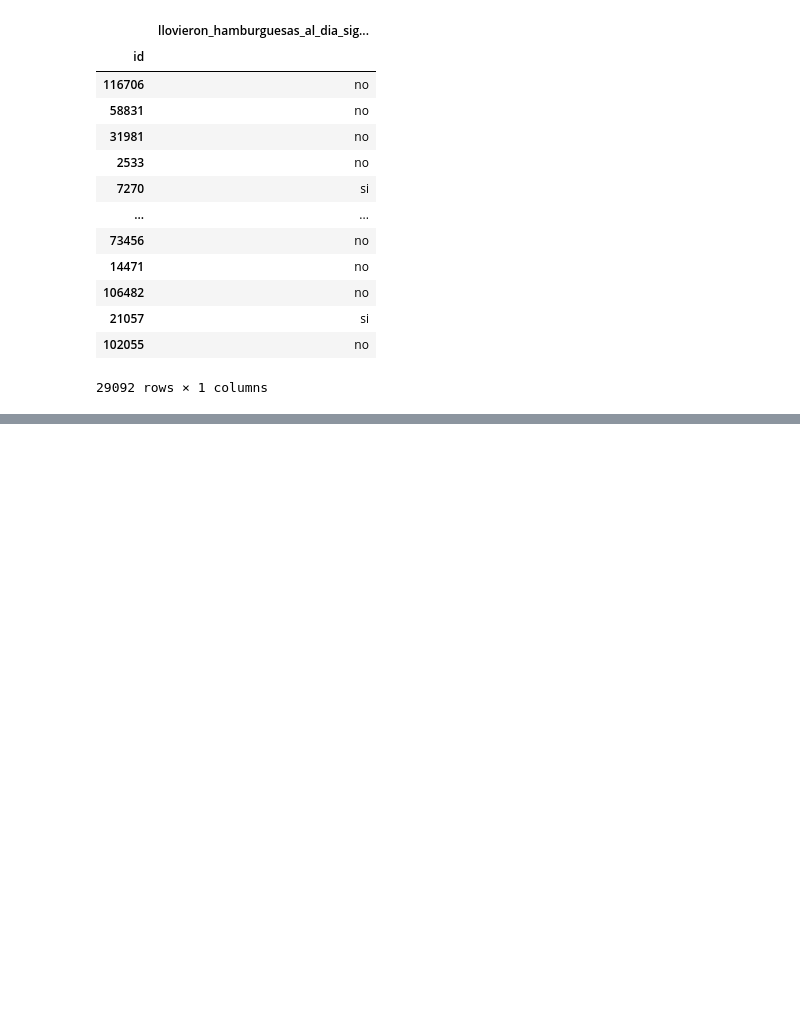
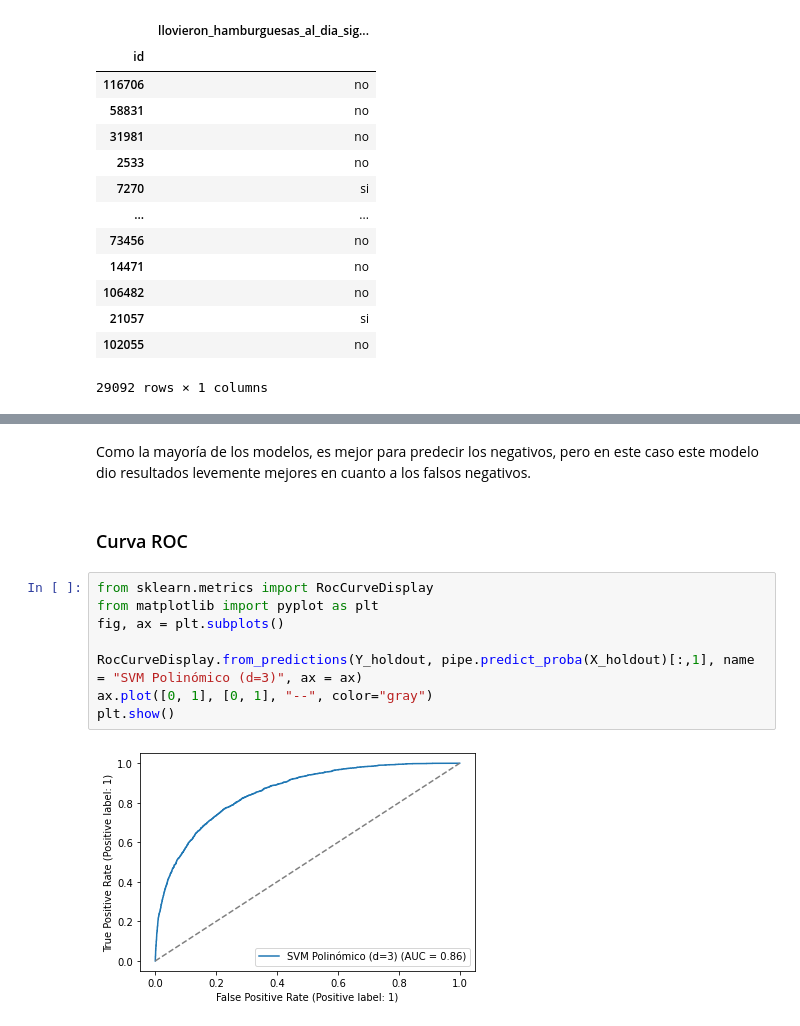
Before and after one commit to fdelu/orga-de-datos, a Jupyter notebook: parte_2/NB.ipynb, the cells around one changed output, grey strips where cells are left out. Saved outputs shown, nothing was run; the diff lists cells and outputs as text; blank space fills up the shorter version.

```diff
--- a/parte_2/NB.ipynb
+++ b/parte_2/NB.ipynb
@@ -241,0 +266,14 @@ df_extra_predict.to_csv("NB.csv")
+# %% [markdown]
+Como la mayoría de los modelos, es mejor para predecir los negativos, pero en este caso este modelo dio resultados levemente mejores en cuanto a los falsos negativos.
+# %% [markdown]
+### Curva ROC
+# %%
+from sklearn.metrics import RocCurveDisplay
+from matplotlib import pyplot as plt
+fig, ax = plt.subplots()
+
+RocCurveDisplay.from_predictions(Y_holdout, pipe.predict_proba(X_holdout)[:,1], name = "SVM Polinómico (d=3)", ax = ax)
+ax.plot([0, 1], [0, 1], "--", color="gray")
+plt.show()
+# %% [output]
+[figure, added]
```
Also changed, not shown: parts of 6 cells of this notebook, 4 other files.
